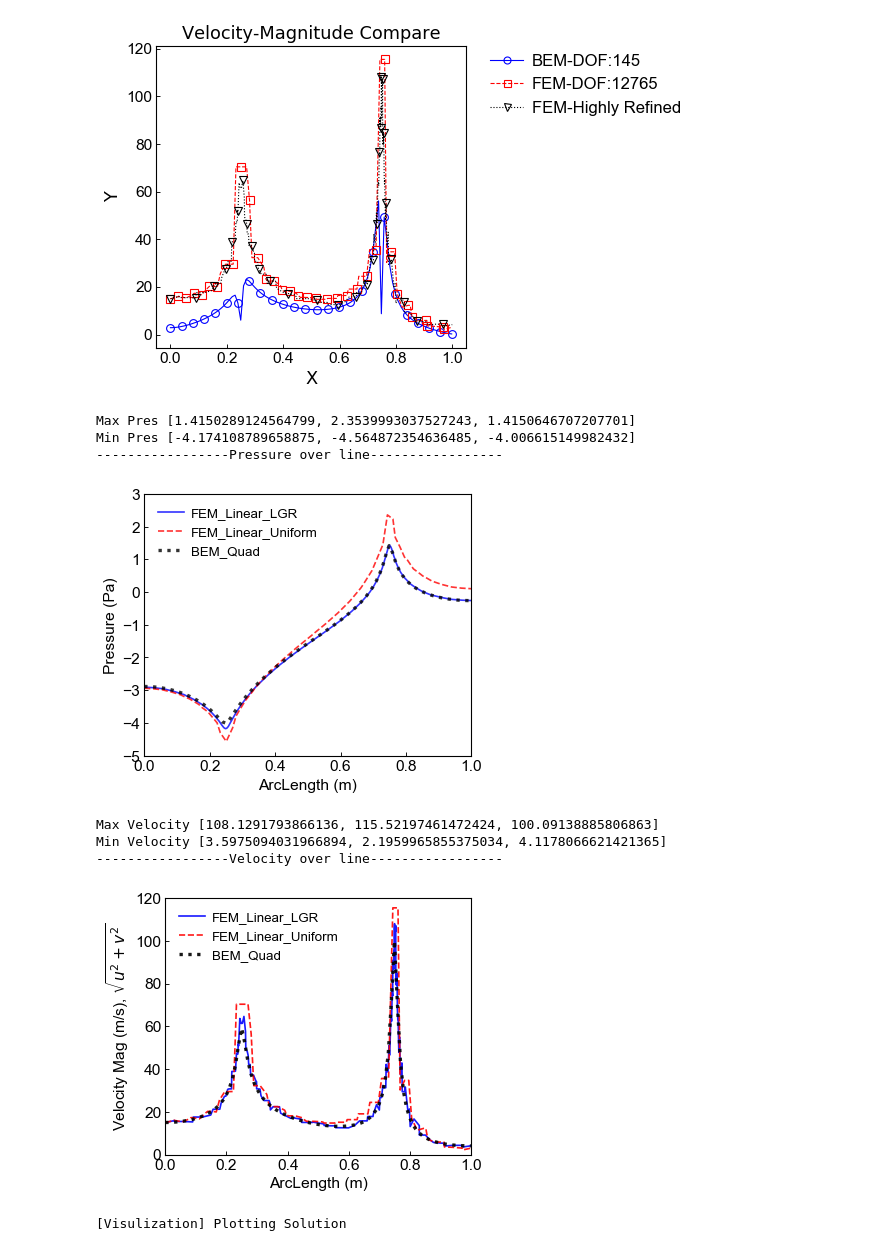
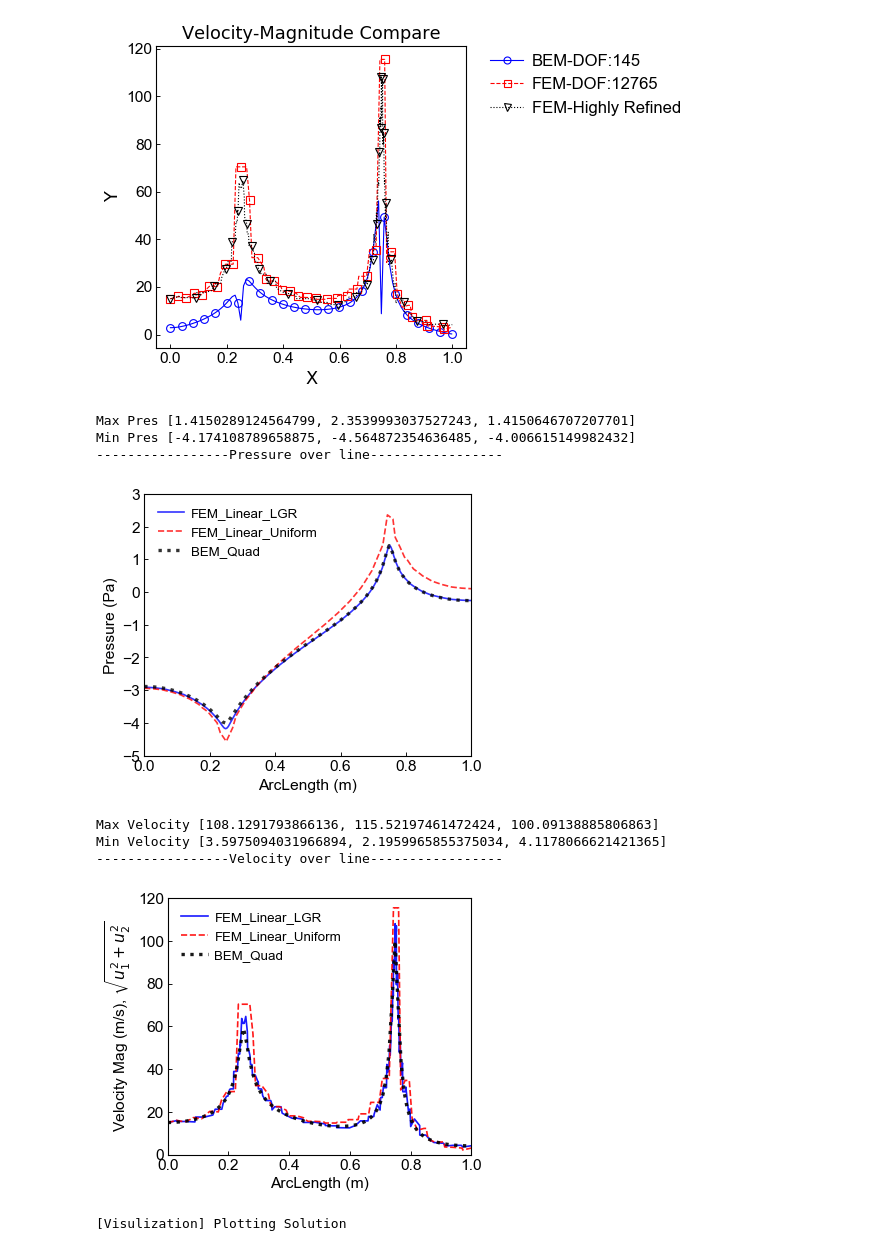
Before and after one commit to BinWang0213/PyBEM2D, a Jupyter notebook: Examples/Unit_Square_Sources.ipynb, the cells around one changed output. Cells and saved outputs as stored; diff of their text form; code cells hidden in the pictures.

```diff
--- a/Examples/Unit_Square_Sources.ipynb
+++ b/Examples/Unit_Square_Sources.ipynb
@@ -164,35 +164,35 @@ print("-----------------Pressure over line-----------------")
 plotTables(X=ArcLength,Y=Pressure, DataNames=DataSetName,
            XLable='ArcLength (m)',YLabel='Pressure (Pa)',Xlim=[0,1],Ylim=[-5,3],
            Alpha=[0.8]*len(DataSetName),
            MarkerSize=[0,0,0,0,0],LineWidth=[1.5,1.5,3,1.5,1.5],
            img_fname='Case2_PressureOverLine.pdf')
 
 Vmag_FEM_LGR=np.sqrt(vFEM_LGR[::space,1]**2+uFEM_LGR[::space,1]**2)
 Vmag_FEM_uniform=np.sqrt(vFEM_uniform[::space,1]**2+uFEM_uniform[::space,1]**2)
 Vmag_BEM_coarse=np.sqrt(PUV_BEM_coarse[::space,2]**2+PUV_BEM_coarse[::space,3]**2)
 Vmag_BEM_refine=np.sqrt(PUV_BEM_refine[::space,2]**2+PUV_BEM_refine[::space,3]**2)
 
 Velocity=[vFEM_LGR[::space,1],vFEM_uniform[::space,1],PUV_BEM_refine[::space,3]]
 Velocity=[Vmag_FEM_LGR,Vmag_FEM_uniform,Vmag_BEM_refine]
 
 print('Max Velocity',[max(vel) for vel in Velocity])
 print('Min Velocity',[min(vel) for vel in Velocity])
 
 print("-----------------Velocity over line-----------------")
 plotTables(X=ArcLength,Y=Velocity, DataNames=DataSetName,
-           XLable='ArcLength (m)',YLabel='Velocity Mag (m/s), $\sqrt{u^2+v^2}$ ',Xlim=[0,1],Ylim=[0,120],
+           XLable='ArcLength (m)',YLabel='Velocity Mag (m/s), $\sqrt{u_{1}^{2}+u_{2}^{2}}$ ',Xlim=[0,1],Ylim=[0,120],
            Alpha=[0.9]*len(DataSetName),
            MarkerSize=[0,0,0,0,0],LineWidth=[1.5,1.5,3,1.5,1.5],
            img_fname='Case2_VelocityYOverLine.pdf')
 # %% [output]
 Max Pres [1.4150289124564799, 2.3539993037527243, 1.4150646707207701]
 Min Pres [-4.174108789658875, -4.564872354636485, -4.006615149982432]
 -----------------Pressure over line-----------------
 [figure]
 Max Velocity [108.1291793866136, 115.52197461472424, 100.09138885806863]
 Min Velocity [3.5975094031966894, 2.1959965855375034, 4.1178066621421365]
 -----------------Velocity over line-----------------
-[figure, old version]
+[figure, new version]
 # %%
 xx=BEM_Case1.PostProcess.plot_Solution(resolution=60,p_range=(-8,3),SubPlots=['P'],img_fname='Case2_Pressure_Field.pdf')
 # %% [output]
```
Also changed, not shown: 3 other files.
